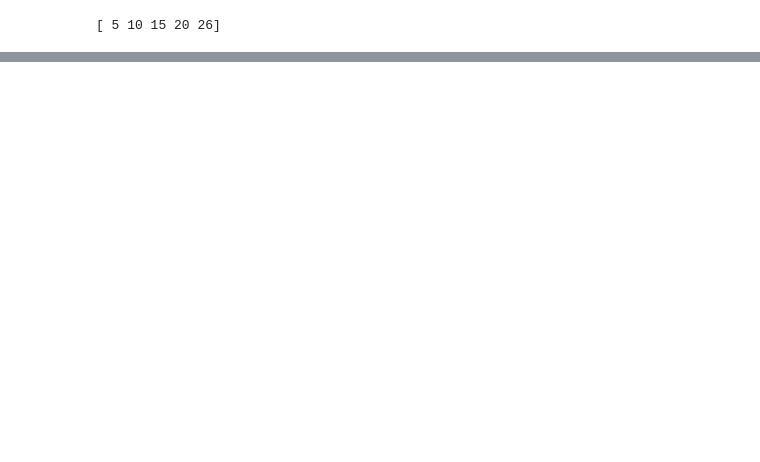
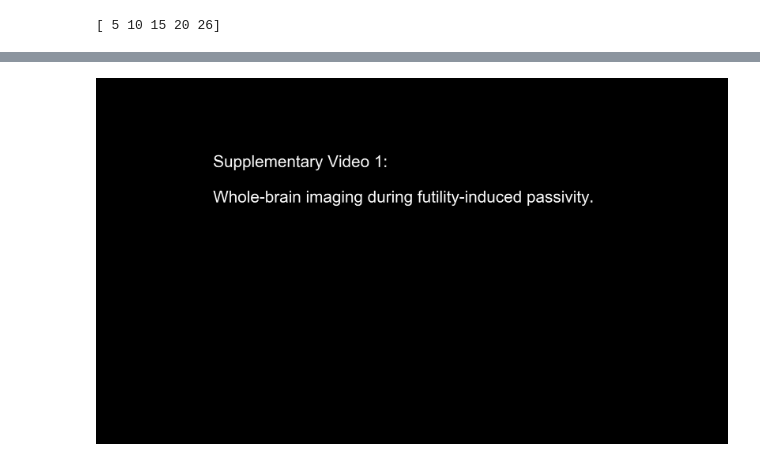
Before and after one commit to Yumuu/ngm, a Jupyter notebook: notebooks/presentation/gu_movie.ipynb, the cells around one changed output, grey strips where cells are left out. Drawn from its saved outputs; the diff is of its cells as text; code cells hidden in the pictures; blank space fills up the shorter version.

```diff
--- a/notebooks/presentation/gu_movie.ipynb
+++ b/notebooks/presentation/gu_movie.ipynb
@@ -194,0 +267,24 @@ animation.write_videofile('/groups/ahrens/ahrenslab/davis/tmp/{0}_t{1}t{2}.avi'.
+# %%
+fig_intro = plt.figure(dpi=200, figsize=figsize, facecolor='k')
+ax_intro = fig_intro.add_axes((0,0,1,1))
+ax_intro.set_facecolor('k')
+
+intro_text =r'''Supplementary Video 1:
+
+Whole-brain imaging during futility-induced passivity.'''
+
+ax_intro.text(.15,
+              .8,
+              intro_text,
+              fontdict=dict(color='w',size=16),
+              transform=ax_intro.transAxes,
+              ha = 'left',
+              va='top',
+             multialignment='left')
+
+def drawf_intro(t_):
+    return mplfig_to_npimage(fig_intro)
+
+title_clip = VideoClip(drawf_intro, duration=title_dur)
+# %% [output]
+[figure, added]
```
Also changed, not shown: parts of 26 cells of this notebook, 10 other files.
